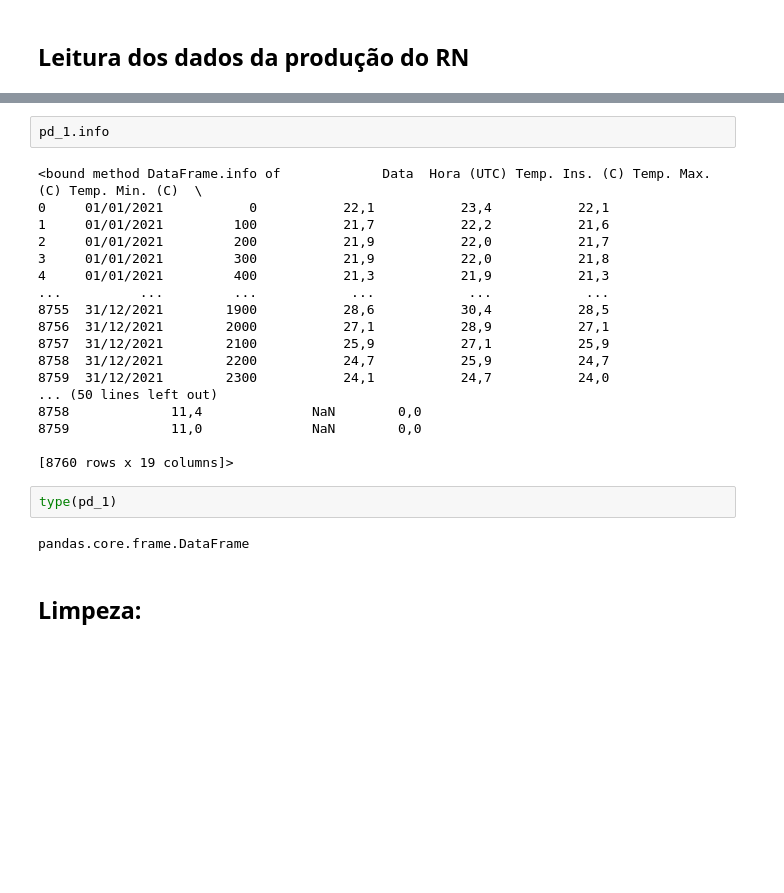
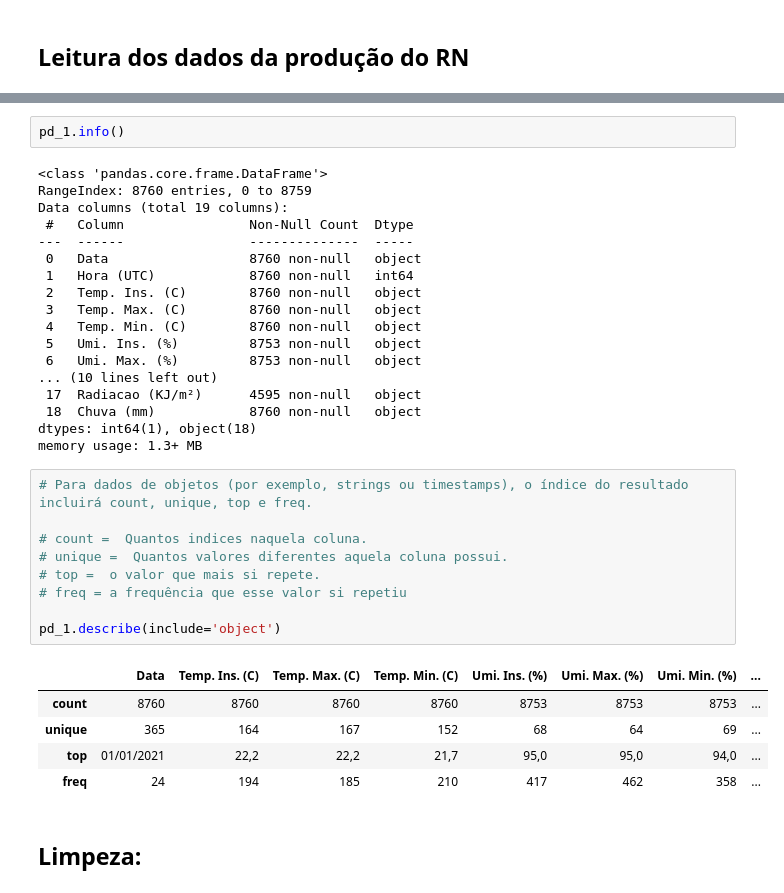
Before and after one commit to Gus-1003/Meteorologia_Estudos_Dados, a Jupyter notebook: Balanço_Hídrico/Teste1.ipynb, the cells around one changed output, grey strips where cells are left out. Saved outputs shown, nothing was run; the diff lists cells and outputs as text; blank space fills up the shorter version.

```diff
--- a/Balanço_Hídrico/Teste1.ipynb
+++ b/Balanço_Hídrico/Teste1.ipynb
@@ -52,27 +97,38 @@ pd_1
 # %%
-pd_1.info
+pd_1.info()
 # %% [output]
-<bound method DataFrame.info of             Data  Hora (UTC) Temp. Ins. (C) Temp. Max. (C) Temp. Min. (C)  \
-0     01/01/2021           0           22,1           23,4           22,1
-1     01/01/2021         100           21,7           22,2           21,6
-2     01/01/2021         200           21,9           22,0           21,7
-3     01/01/2021         300           21,9           22,0           21,8
-4     01/01/2021         400           21,3           21,9           21,3
-...          ...         ...            ...            ...            ...
-8755  31/12/2021        1900           28,6           30,4           28,5
-8756  31/12/2021        2000           27,1           28,9           27,1
-8757  31/12/2021        2100           25,9           27,1           25,9
-8758  31/12/2021        2200           24,7           25,9           24,7
-8759  31/12/2021        2300           24,1           24,7           24,0
-... (50 lines left out)
-8758             11,4              NaN        0,0
-8759             11,0              NaN        0,0
-
-[8760 rows x 19 columns]>
+<class 'pandas.core.frame.DataFrame'>
+RangeIndex: 8760 entries, 0 to 8759
+Data columns (total 19 columns):
+ #   Column                Non-Null Count  Dtype
+---  ------                --------------  -----
+ 0   Data                  8760 non-null   object
+ 1   Hora (UTC)            8760 non-null   int64
+ 2   Temp. Ins. (C)        8760 non-null   object
+ 3   Temp. Max. (C)        8760 non-null   object
+ 4   Temp. Min. (C)        8760 non-null   object
+ 5   Umi. Ins. (%)         8753 non-null   object
+ 6   Umi. Max. (%)         8753 non-null   object
+... (10 lines left out)
+ 17  Radiacao (KJ/m²)      4595 non-null   object
+ 18  Chuva (mm)            8760 non-null   object
+dtypes: int64(1), object(18)
+memory usage: 1.3+ MB
-# %%
-type(pd_1)
-# %% [output]
-pandas.core.frame.DataFrame
+# %%
+# Para dados de objetos (por exemplo, strings ou timestamps), o índice do resultado incluirá count, unique, top e freq.
+
+# count =  Quantos indices naquela coluna.
+# unique =  Quantos valores diferentes aquela coluna possui.
+# top =  o valor que mais si repete.
+# freq = a frequência que esse valor si repetiu
+
+pd_1.describe(include='object')
+# %% [output]
+|  | Data | Temp. Ins. (C) | Temp. Max. (C) | Temp. Min. (C) | Umi. Ins. (%) | Umi. Max. (%) | Umi. Min. (%) | ... |
+| count | 8760 | 8760 | 8760 | 8760 | 8753 | 8753 | 8753 | ... |
+| unique | 365 | 164 | 167 | 152 | 68 | 64 | 69 | ... |
+| top | 01/01/2021 | 22,2 | 22,2 | 21,7 | 95,0 | 95,0 | 94,0 | ... |
+| freq | 24 | 194 | 185 | 210 | 417 | 462 | 358 | ... |
 # %% [markdown]
 ## Limpeza:
 # %%
```
Also changed, not shown: parts of 22 cells of this notebook.
